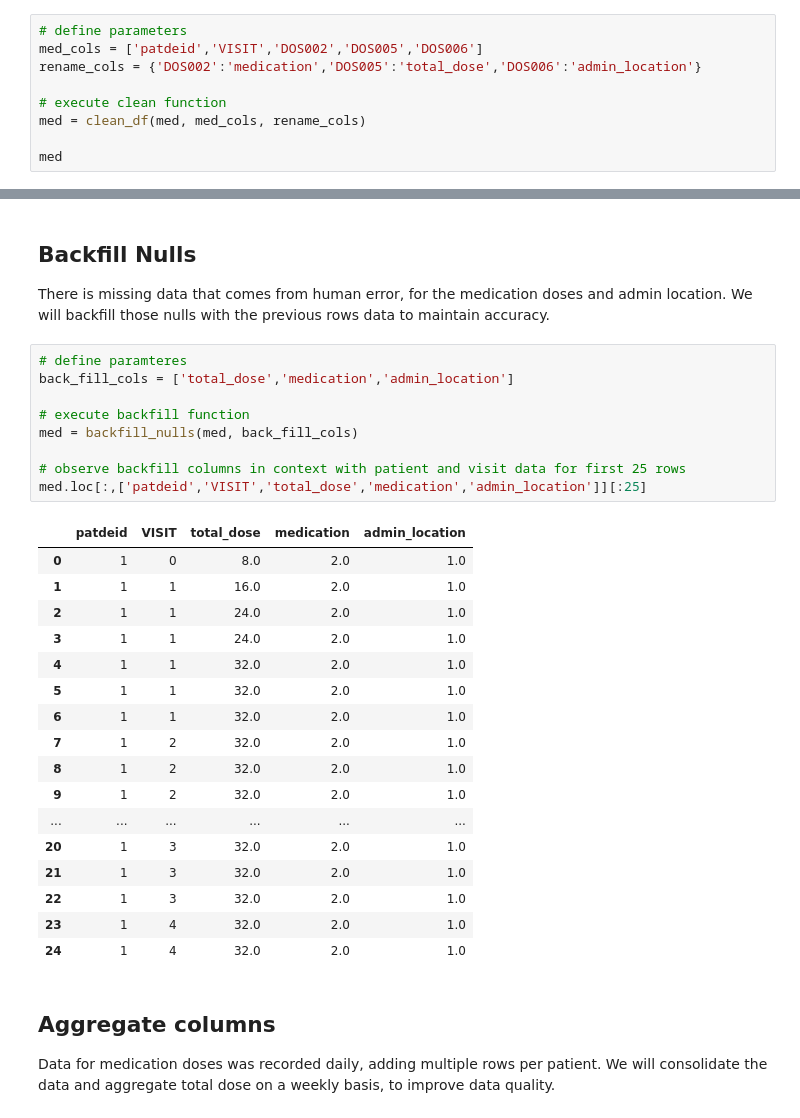
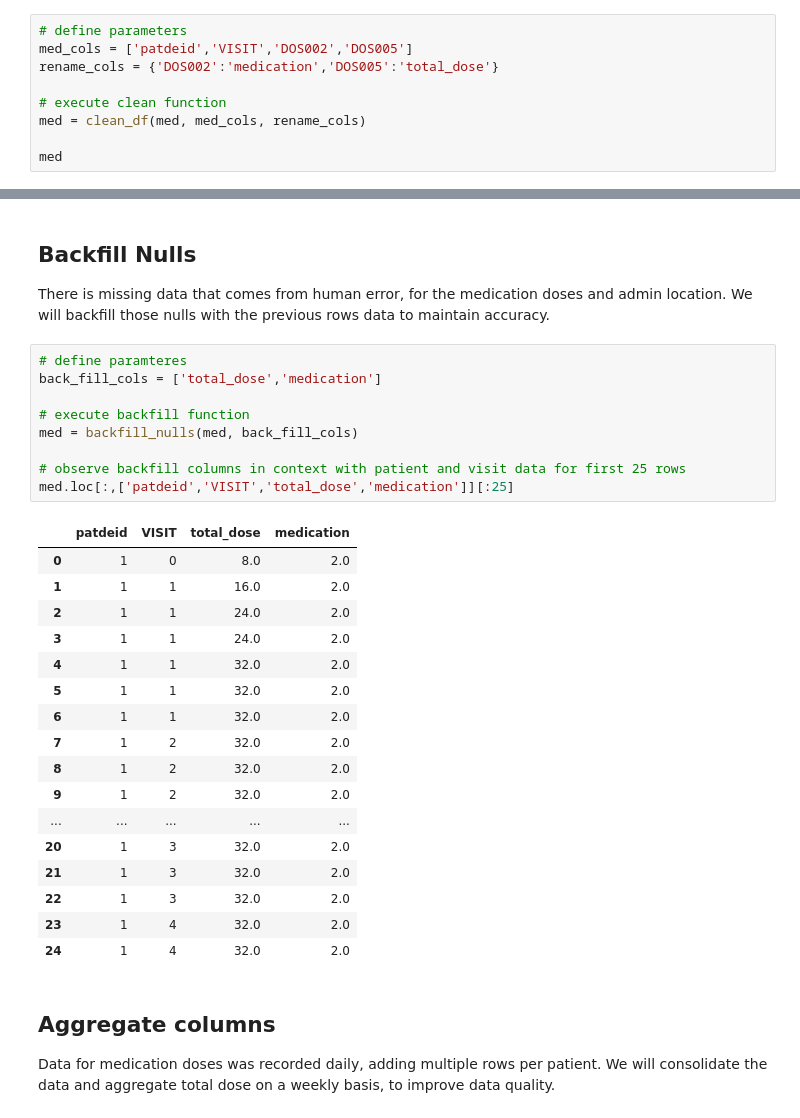
Before and after one commit to DanHerman212/oud_treatment_outcome, a Jupyter notebook: notebooks/1_data_cleaning.ipynb, the cells around one changed output, grey strips where cells are left out. Saved outputs shown, nothing was run; the diff lists cells and outputs as text.

```diff
--- a/notebooks/1_data_cleaning.ipynb
+++ b/notebooks/1_data_cleaning.ipynb
@@ -202,8 +202,8 @@ rsa = pd.read_csv('../data/raw_data_files/T_FRRSA.csv')
 ## Transform the medication doses data
 # %%
 # define parameters
-med_cols = ['patdeid','VISIT','DOS002','DOS005','DOS006']
-rename_cols = {'DOS002':'medication','DOS005':'total_dose','DOS006':'admin_location'}
+med_cols = ['patdeid','VISIT','DOS002','DOS005']
+rename_cols = {'DOS002':'medication','DOS005':'total_dose'}
 
 # execute clean function
 med = clean_df(med, med_cols, rename_cols)
@@ -228,31 +228,31 @@ med
 There is missing data that comes from human error, for the medication doses and admin location.  We will backfill those nulls with the previous rows data to maintain accuracy.
 # %%
 # define paramteres
-back_fill_cols = ['total_dose','medication','admin_location']
+back_fill_cols = ['total_dose','medication']
 
 # execute backfill function
 med = backfill_nulls(med, back_fill_cols)
 
 # observe backfill columns in context with patient and visit data for first 25 rows
-med.loc[:,['patdeid','VISIT','total_dose','medication','admin_location']][:25]
+med.loc[:,['patdeid','VISIT','total_dose','medication']][:25]
 # %% [output]
-|  | patdeid | VISIT | total_dose | medication | admin_location |
-| 0 | 1 | 0 | 8.0 | 2.0 | 1.0 |
-| 1 | 1 | 1 | 16.0 | 2.0 | 1.0 |
-| 2 | 1 | 1 | 24.0 | 2.0 | 1.0 |
-| 3 | 1 | 1 | 24.0 | 2.0 | 1.0 |
-| 4 | 1 | 1 | 32.0 | 2.0 | 1.0 |
-| 5 | 1 | 1 | 32.0 | 2.0 | 1.0 |
-| 6 | 1 | 1 | 32.0 | 2.0 | 1.0 |
-| 7 | 1 | 2 | 32.0 | 2.0 | 1.0 |
-| 8 | 1 | 2 | 32.0 | 2.0 | 1.0 |
-| 9 | 1 | 2 | 32.0 | 2.0 | 1.0 |
-| ... | ... | ... | ... | ... | ... |
-| 20 | 1 | 3 | 32.0 | 2.0 | 1.0 |
-| 21 | 1 | 3 | 32.0 | 2.0 | 1.0 |
-| 22 | 1 | 3 | 32.0 | 2.0 | 1.0 |
-| 23 | 1 | 4 | 32.0 | 2.0 | 1.0 |
-| 24 | 1 | 4 | 32.0 | 2.0 | 1.0 |
+|  | patdeid | VISIT | total_dose | medication |
+| 0 | 1 | 0 | 8.0 | 2.0 |
+| 1 | 1 | 1 | 16.0 | 2.0 |
+| 2 | 1 | 1 | 24.0 | 2.0 |
+| 3 | 1 | 1 | 24.0 | 2.0 |
+| 4 | 1 | 1 | 32.0 | 2.0 |
+| 5 | 1 | 1 | 32.0 | 2.0 |
+| 6 | 1 | 1 | 32.0 | 2.0 |
+| 7 | 1 | 2 | 32.0 | 2.0 |
+| 8 | 1 | 2 | 32.0 | 2.0 |
+| 9 | 1 | 2 | 32.0 | 2.0 |
+| ... | ... | ... | ... | ... |
+| 20 | 1 | 3 | 32.0 | 2.0 |
+| 21 | 1 | 3 | 32.0 | 2.0 |
+| 22 | 1 | 3 | 32.0 | 2.0 |
+| 23 | 1 | 4 | 32.0 | 2.0 |
+| 24 | 1 | 4 | 32.0 | 2.0 |
 # %% [markdown]
 ## Aggregate columns
 Data for medication doses was recorded daily, adding multiple rows per patient.  We will consolidate the data and aggregate total dose on a weekly basis, to improve data quality.
```
Also changed, not shown: parts of 20 cells of this notebook.
